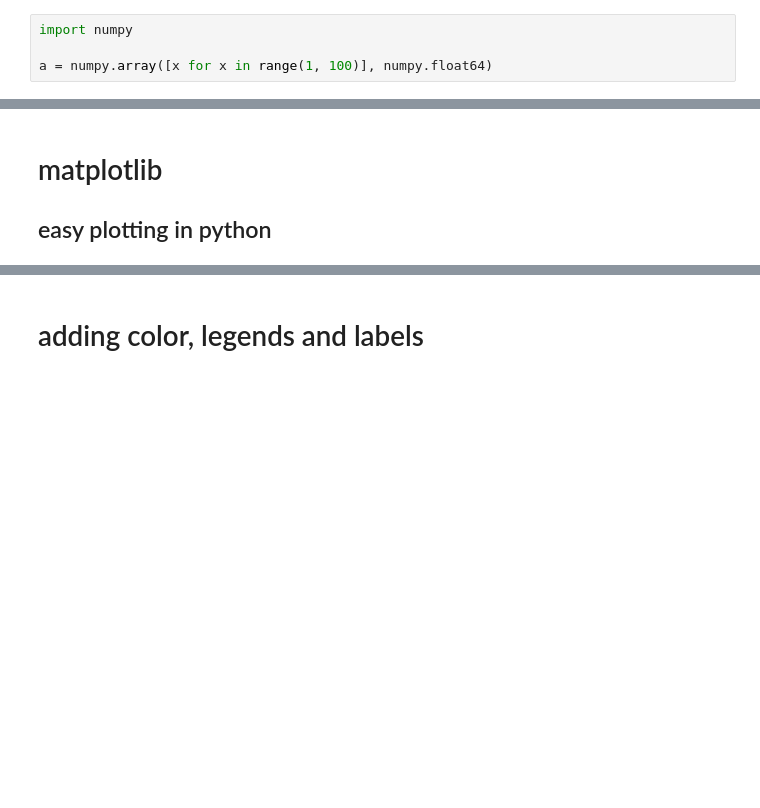
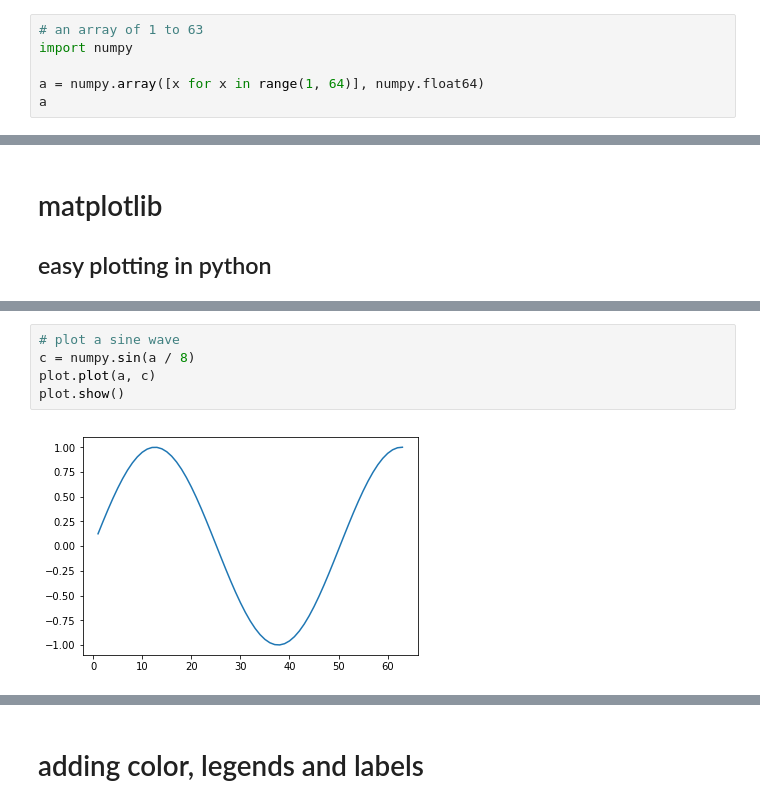
Before and after one commit to jonwoodring/ucsc-2019-03-05, a Jupyter notebook: python.ipynb, the cells around one changed output, grey strips where cells are left out. Drawn from its saved outputs; the diff is of its cells as text; blank space fills up the shorter version.

```diff
--- a/python.ipynb
+++ b/python.ipynb
@@ -2,6 +38,8 @@
 # numpy #
 ## fast numerical arrays in Python ##
 # %%
+# an array of 1 to 63
 import numpy
 
-a = numpy.array([x for x in range(1, 100)], numpy.float64)
+a = numpy.array([x for x in range(1, 64)], numpy.float64)
+a
@@ -280,0 +81,7 @@ plot.plot(x, disp, '.')
+# %%
+# plot a sine wave
+c = numpy.sin(a / 8)
+plot.plot(a, c)
+plot.show()
+# %% [output]
+[figure, added]
```
Also changed, not shown: parts of 65 cells of this notebook, 3 other files.
